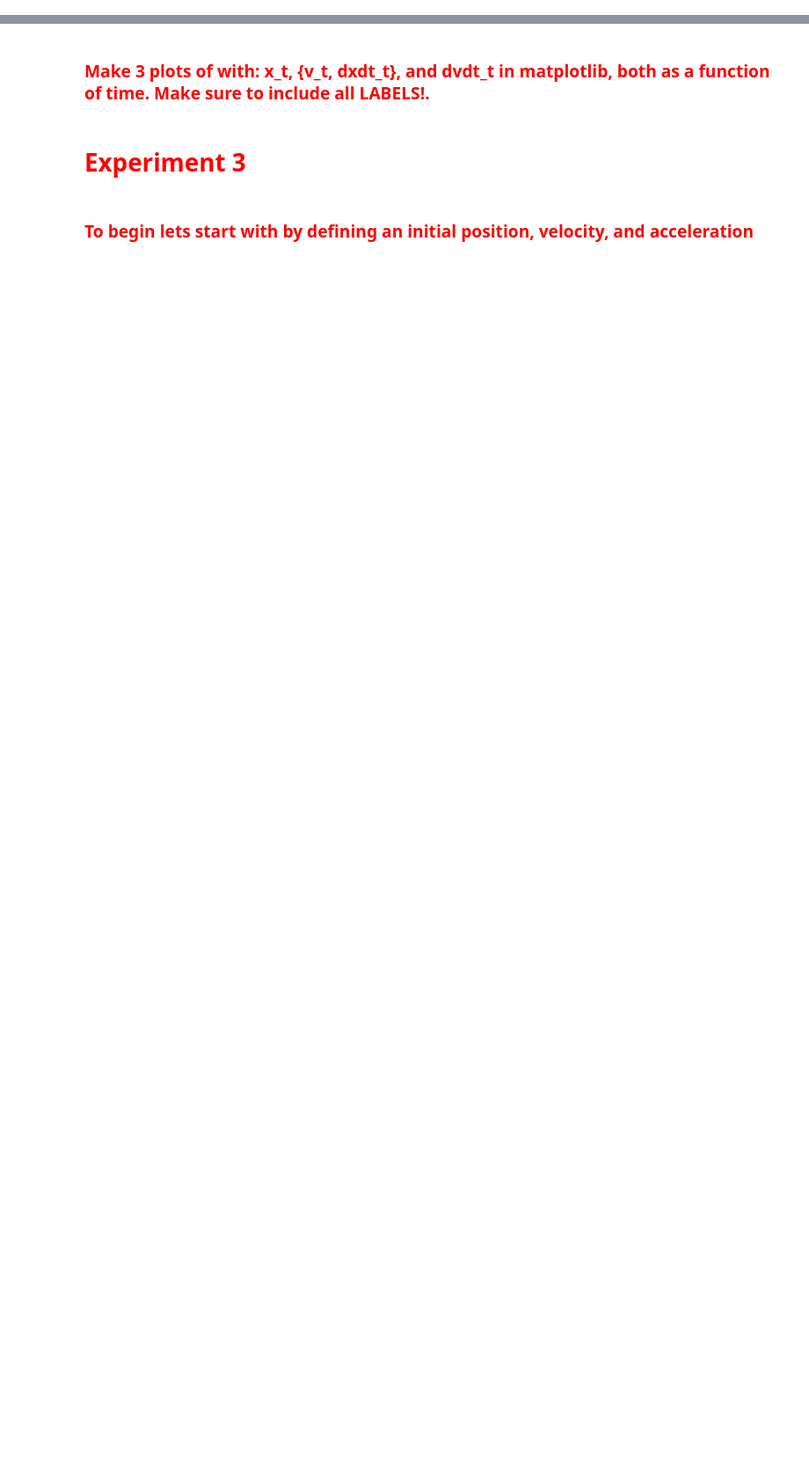
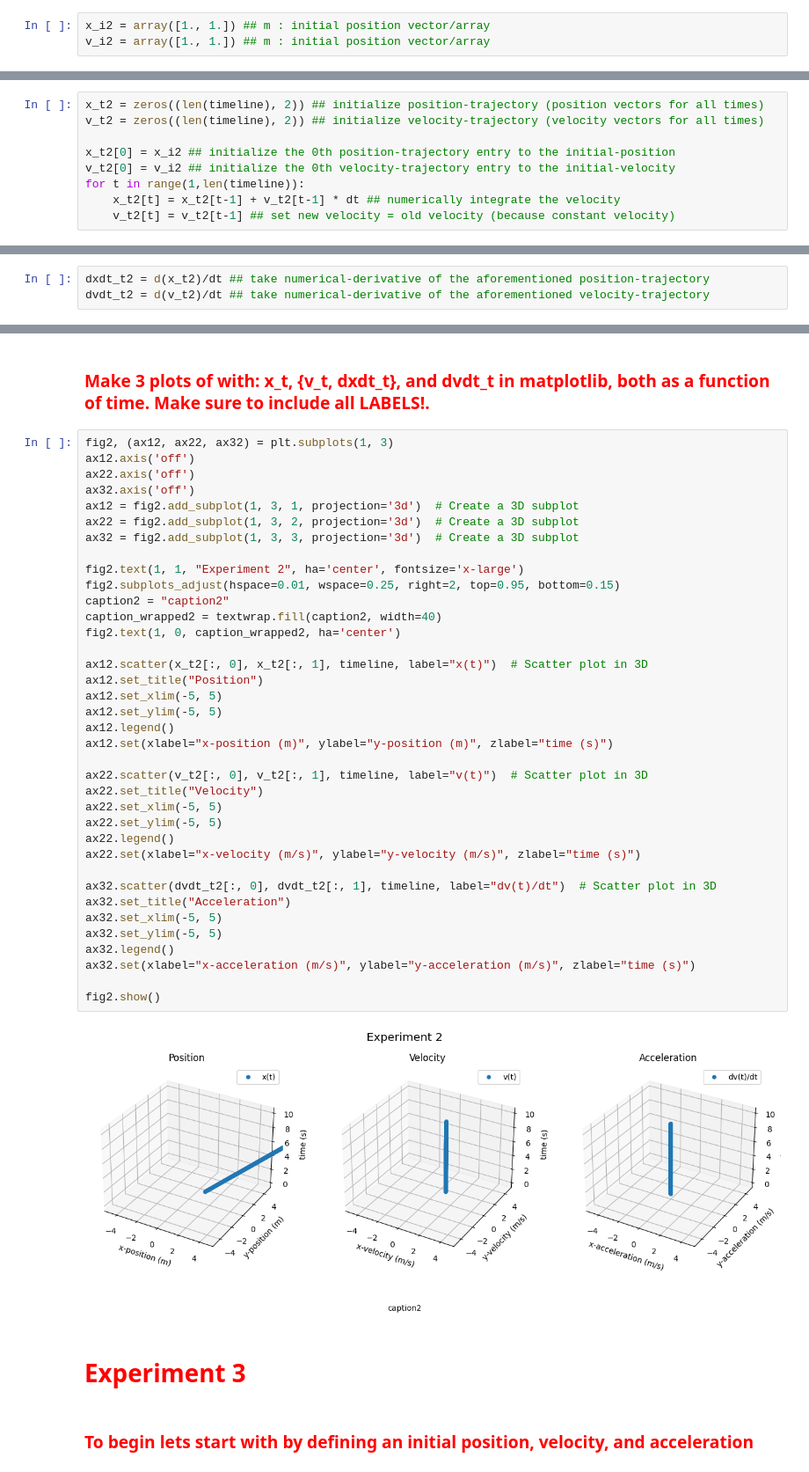
Before and after one commit to CalebAnderson22/PHY122, a Jupyter notebook: phy122_N1Lt.ipynb, the cells around one changed output, grey strips where cells are left out. Shown at 88% size. Cells and saved outputs as stored; diff of their text form; blank space fills up the shorter version.

```diff
--- a/phy122_N1Lt.ipynb
+++ b/phy122_N1Lt.ipynb
@@ -88,5 +94,8 @@ fig.show()
 #   <font color='Red'> **Experiment 2** </font>
 # %% [markdown]
 ### <font color='Red'> To begin lets start with by defining an initial position and velocity </font>
+# %%
+x_i2 = array([1., 1.]) ## m : initial position vector/array
+v_i2 = array([1., 1.]) ## m : initial position vector/array
 # %% [markdown]
 ### <font color='Red'> PRINT out the distance and speed of the previously defined position and velocity vectors: </font>
@@ -93,8 +111,20 @@ fig.show()
 # %% [markdown]
 ### <font color='Red'> Define a for-loop to Velocity-Verlet integrate the motion to obtain a x_t. </font>
+# %%
+x_t2 = zeros((len(timeline), 2)) ## initialize position-trajectory (position vectors for all times)
+v_t2 = zeros((len(timeline), 2)) ## initialize velocity-trajectory (velocity vectors for all times)
+
+x_t2[0] = x_i2 ## initialize the 0th position-trajectory entry to the initial-position
+v_t2[0] = v_i2 ## initialize the 0th velocity-trajectory entry to the initial-velocity
+for t in range(1,len(timeline)):
+    x_t2[t] = x_t2[t-1] + v_t2[t-1] * dt ## numerically integrate the velocity
+    v_t2[t] = v_t2[t-1] ## set new velocity = old velocity (because constant velocity)
 # %% [markdown]
 ### <font color='Red'> Take a time-derivative of x_t to obtain dxdt_t. </font>
 
 ### <font color='Red'> Take a time-derivative of v_t to obtain dvdt_t. </font>
+# %%
+dxdt_t2 = d(x_t2)/dt ## take numerical-derivative of the aforementioned position-trajectory
+dvdt_t2 = d(v_t2)/dt ## take numerical-derivative of the aforementioned velocity-trajectory
 # %% [markdown]
 ### <font color='Red'> Calculate the Average Velocity over time, v_t. </font>
@@ -101,5 +135,44 @@ fig.show()
 # %% [markdown]
 ### <font color='Red'> Make 3 plots of with: x_t, \{v_t, dxdt_t\}, and dvdt_t in matplotlib, both as a function of time. Make sure to include all LABELS!. </font>
+# %%
+fig2, (ax12, ax22, ax32) = plt.subplots(1, 3)
+ax12.axis('off')
+ax22.axis('off')
+ax32.axis('off')
+ax12 = fig2.add_subplot(1, 3, 1, projection='3d')  # Create a 3D subplot
+ax22 = fig2.add_subplot(1, 3, 2, projection='3d')  # Create a 3D subplot
+ax32 = fig2.add_subplot(1, 3, 3, projection='3d')  # Create a 3D subplot
+
+fig2.text(1, 1, "Experiment 2", ha='center', fontsize='x-large')
+fig2.subplots_adjust(hspace=0.01, wspace=0.25, right=2, top=0.95, bottom=0.15)
+caption2 = "caption2"
+caption_wrapped2 = textwrap.fill(caption2, width=40)
+fig2.text(1, 0, caption_wrapped2, ha='center')
+
+ax12.scatter(x_t2[:, 0], x_t2[:, 1], timeline, label="x(t)")  # Scatter plot in 3D
+ax12.set_title("Position")
+ax12.set_xlim(-5, 5)
+ax12.set_ylim(-5, 5)
+ax12.legend()
+ax12.set(xlabel="x-position (m)", ylabel="y-position (m)", zlabel="time (s)")
+
+ax22.scatter(v_t2[:, 0], v_t2[:, 1], timeline, label="v(t)")  # Scatter plot in 3D
+ax22.set_title("Velocity")
+ax22.set_xlim(-5, 5)
+ax22.set_ylim(-5, 5)
+ax22.legend()
+ax22.set(xlabel="x-velocity (m/s)", ylabel="y-velocity (m/s)", zlabel="time (s)")
+
+ax32.scatter(dvdt_t2[:, 0], dvdt_t2[:, 1], timeline, label="dv(t)/dt")  # Scatter plot in 3D
+ax32.set_title("Acceleration")
+ax32.set_xlim(-5, 5)
+ax32.set_ylim(-5, 5)
+ax32.legend()
+ax32.set(xlabel="x-acceleration (m/s)", ylabel="y-acceleration (m/s)", zlabel="time (s)")
+
+fig2.show()
+# %% [output]
+[figure, added]
 # %% [markdown]
 #   <font color='Red'> **Experiment 3** </font>
 # %% [markdown]
```
Also changed, not shown: parts of 14 cells of this notebook.
